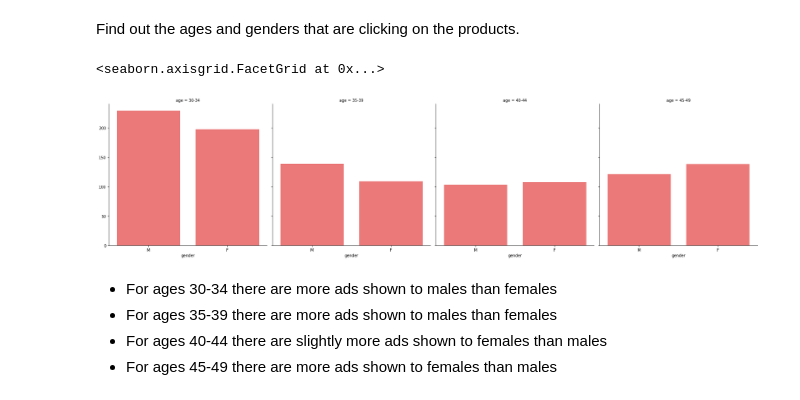
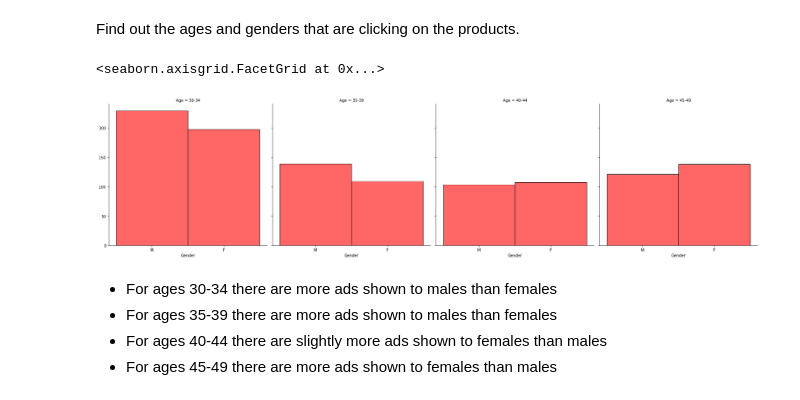
Before and after one commit to BenOsborn/Facebook-Ad-Campaign-Analysis, a Jupyter notebook: Facebook Ad-Campaign Analysis.ipynb, the cells around one changed output. Saved outputs shown, nothing was run; the diff lists cells and outputs as text; code cells hidden in the pictures.

```diff
--- a/Facebook Ad-Campaign Analysis.ipynb
+++ b/Facebook Ad-Campaign Analysis.ipynb
@@ -37,3 +39,7 @@ According to the author:
+# %%
+df = df.rename(columns={cname: " ".join([word.capitalize() for word in cname.split('_')]) for cname in df.columns})
+df = df.rename(columns={'Ad Id': 'Ad ID', 'Xyz Campaign Id': 'Company Campaign ID',
+                        'Fb Campaign Id': 'FB Campaign ID', 'Total Conversion': 'Inquiries', 'Approved Conversion': 'Sales'})
 # %%
 df.info()
 # %% [output]
@@ -159,12 +220,12 @@ Most of the distributions are zero centered, except for the campaign ID frequenc
 # %% [markdown]
 Find out the ages and genders that are clicking on the products.
 # %%
-impression_clicks = sns.FacetGrid(col='age', data=df, height=6)
-impression_clicks.map(sns.countplot, 'gender', alpha=0.6, color='red')
-impression_clicks.add_legend()
+gender_count = sns.FacetGrid(col='Age', data=df, height=6)
+gender_count.map(sns.histplot, 'Gender', alpha=0.6, color='red')
+gender_count.add_legend()
 # %% [output]
 <seaborn.axisgrid.FacetGrid at 0x...>
-[figure, old version]
+[figure, new version]
 # %% [markdown]
  - For ages 30-34 there are more ads shown to males than females
  - For ages 35-39 there are more ads shown to males than females
```
Also changed, not shown: parts of 35 cells of this notebook.
